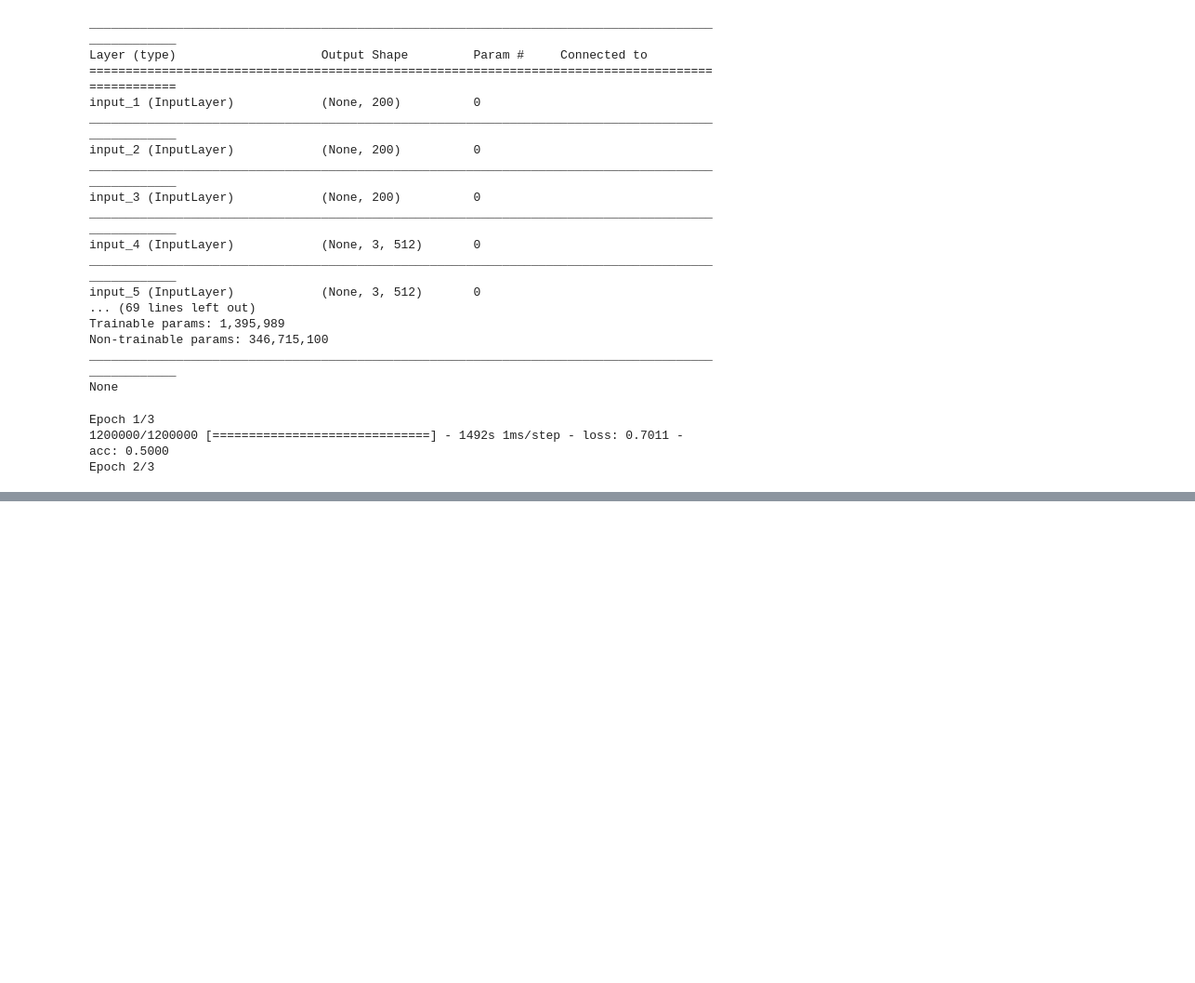
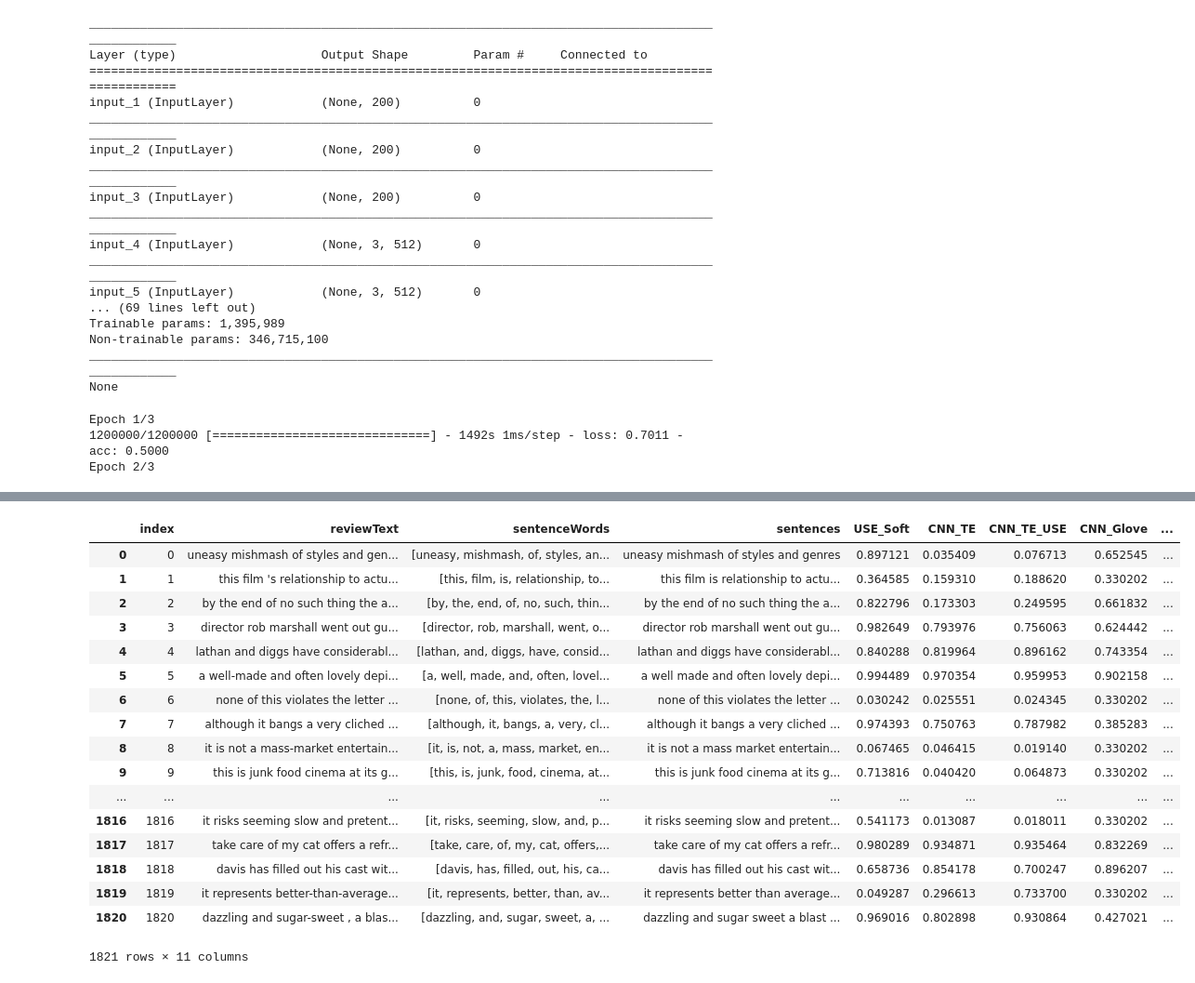
Before and after one commit to lance-miles/w266FinalProject-Amazon, a Jupyter notebook: Notebook/Amazon Reviews - Final Project Notebook.ipynb, the cells around one changed output, grey strips where cells are left out. Shown at 93% size. Drawn from its saved outputs; the diff is of its cells as text; code cells hidden in the pictures; blank space fills up the shorter version.

```diff
--- a/Notebook/Amazon Reviews - Final Project Notebook.ipynb
+++ b/Notebook/Amazon Reviews - Final Project Notebook.ipynb
@@ -2619,0 +2672,21 @@ test_results
+# %%
+sst_results
+# %% [output]
+|  | index | reviewText | sentenceWords | sentences | USE_Soft | CNN_TE | CNN_TE_USE | CNN_Glove | ... |
+| 0 | 0 | uneasy mishmash of styles and gen... | [uneasy, mishmash, of, styles, an... | uneasy mishmash of styles and genres | 0.897121 | 0.035409 | 0.076713 | 0.652545 | ... |
+| 1 | 1 | this film 's relationship to actu... | [this, film, is, relationship, to... | this film is relationship to actu... | 0.364585 | 0.159310 | 0.188620 | 0.330202 | ... |
+| 2 | 2 | by the end of no such thing the a... | [by, the, end, of, no, such, thin... | by the end of no such thing the a... | 0.822796 | 0.173303 | 0.249595 | 0.661832 | ... |
+| 3 | 3 | director rob marshall went out gu... | [director, rob, marshall, went, o... | director rob marshall went out gu... | 0.982649 | 0.793976 | 0.756063 | 0.624442 | ... |
+| 4 | 4 | lathan and diggs have considerabl... | [lathan, and, diggs, have, consid... | lathan and diggs have considerabl... | 0.840288 | 0.819964 | 0.896162 | 0.743354 | ... |
+| 5 | 5 | a well-made and often lovely depi... | [a, well, made, and, often, lovel... | a well made and often lovely depi... | 0.994489 | 0.970354 | 0.959953 | 0.902158 | ... |
+| 6 | 6 | none of this violates the letter ... | [none, of, this, violates, the, l... | none of this violates the letter ... | 0.030242 | 0.025551 | 0.024345 | 0.330202 | ... |
+| 7 | 7 | although it bangs a very cliched ... | [although, it, bangs, a, very, cl... | although it bangs a very cliched ... | 0.974393 | 0.750763 | 0.787982 | 0.385283 | ... |
+| 8 | 8 | it is not a mass-market entertain... | [it, is, not, a, mass, market, en... | it is not a mass market entertain... | 0.067465 | 0.046415 | 0.019140 | 0.330202 | ... |
+| 9 | 9 | this is junk food cinema at its g... | [this, is, junk, food, cinema, at... | this is junk food cinema at its g... | 0.713816 | 0.040420 | 0.064873 | 0.330202 | ... |
+| ... | ... | ... | ... | ... | ... | ... | ... | ... | ... |
+| 1816 | 1816 | it risks seeming slow and pretent... | [it, risks, seeming, slow, and, p... | it risks seeming slow and pretent... | 0.541173 | 0.013087 | 0.018011 | 0.330202 | ... |
+| 1817 | 1817 | take care of my cat offers a refr... | [take, care, of, my, cat, offers,... | take care of my cat offers a refr... | 0.980289 | 0.934871 | 0.935464 | 0.832269 | ... |
+| 1818 | 1818 | davis has filled out his cast wit... | [davis, has, filled, out, his, ca... | davis has filled out his cast wit... | 0.658736 | 0.854178 | 0.700247 | 0.896207 | ... |
+| 1819 | 1819 | it represents better-than-average... | [it, represents, better, than, av... | it represents better than average... | 0.049287 | 0.296613 | 0.733700 | 0.330202 | ... |
+| 1820 | 1820 | dazzling and sugar-sweet , a blas... | [dazzling, and, sugar, sweet, a, ... | dazzling and sugar sweet a blast ... | 0.969016 | 0.802898 | 0.930864 | 0.427021 | ... |
+1821 rows × 11 columns
```
Also changed, not shown: parts of 22 cells of this notebook, 2 other files.
